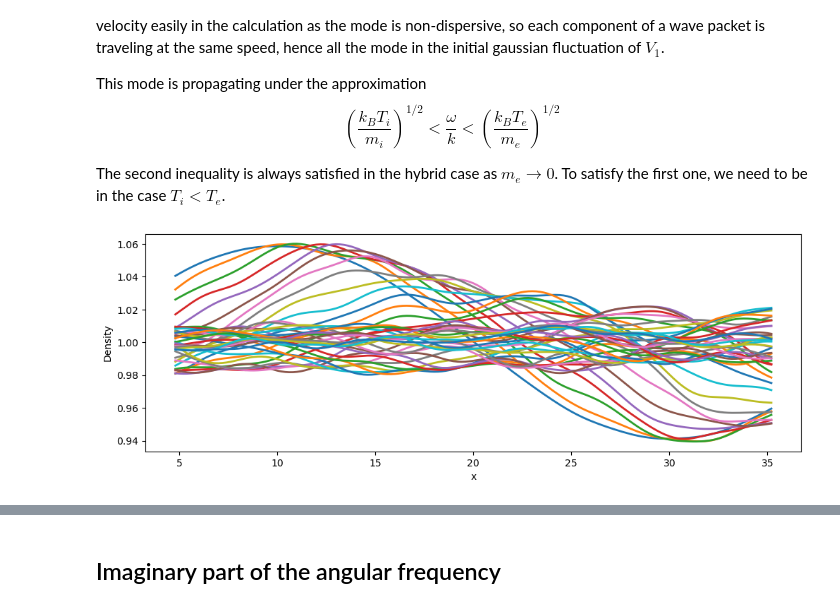
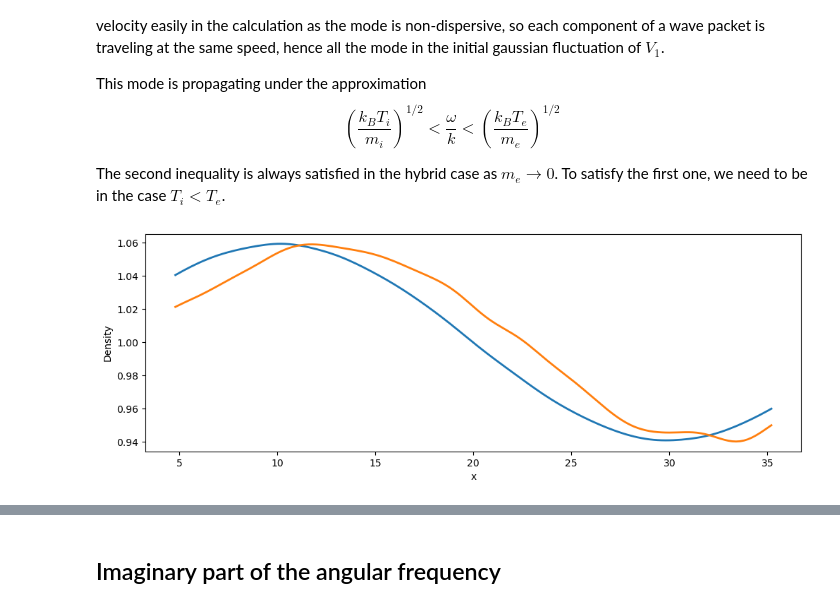
Before and after one commit to rochSmets/farMe, a Jupyter notebook: landau/ld.ipynb, the cells around one changed output, grey strips where cells are left out. Saved outputs shown, nothing was run; the diff lists cells and outputs as text; code cells hidden in the pictures.

```diff
--- a/landau/ld.ipynb
+++ b/landau/ld.ipynb
@@ -71,13 +71,13 @@ colors = plt.rcParams['axes.prop_cycle'].by_key()['color']
 # %%
 fig, ax = plt.subplots(figsize=(12,4))
 
-for i, time in enumerate(times):
+for i, time in enumerate(times[:12:10]):
     N = run.GetNi(time)
     n = gF(N, sigma=6)
 
     n.plot(qty='value', ax=ax, ls='solid', lw=2.0, color=colors[i%10], ylabel='Density')
 # %% [output]
-[figure, old version]
+[figure, new version]
 # %%
 zob = run.GetE(0, merged=True)
 zob = run.GetMassDensity(0, merged=True)
```
Also changed, not shown: parts of 13 cells of this notebook, 1 other file.
